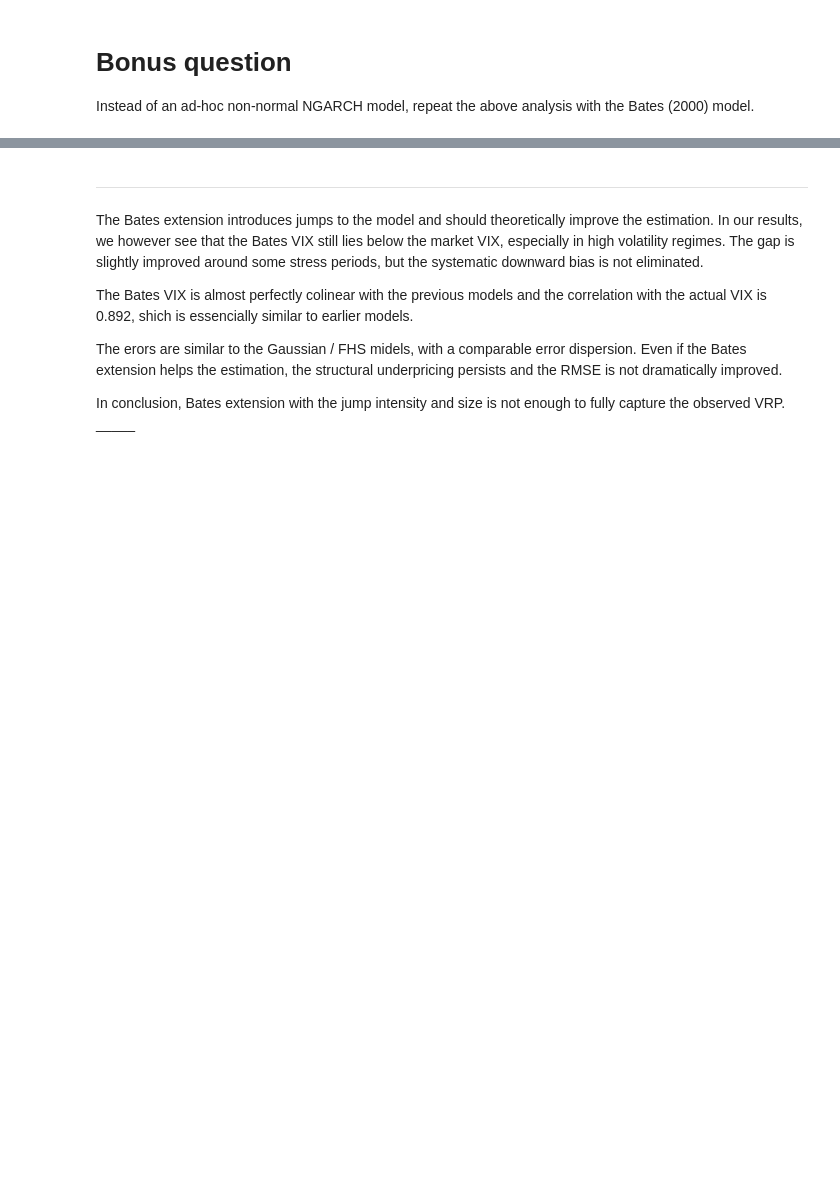
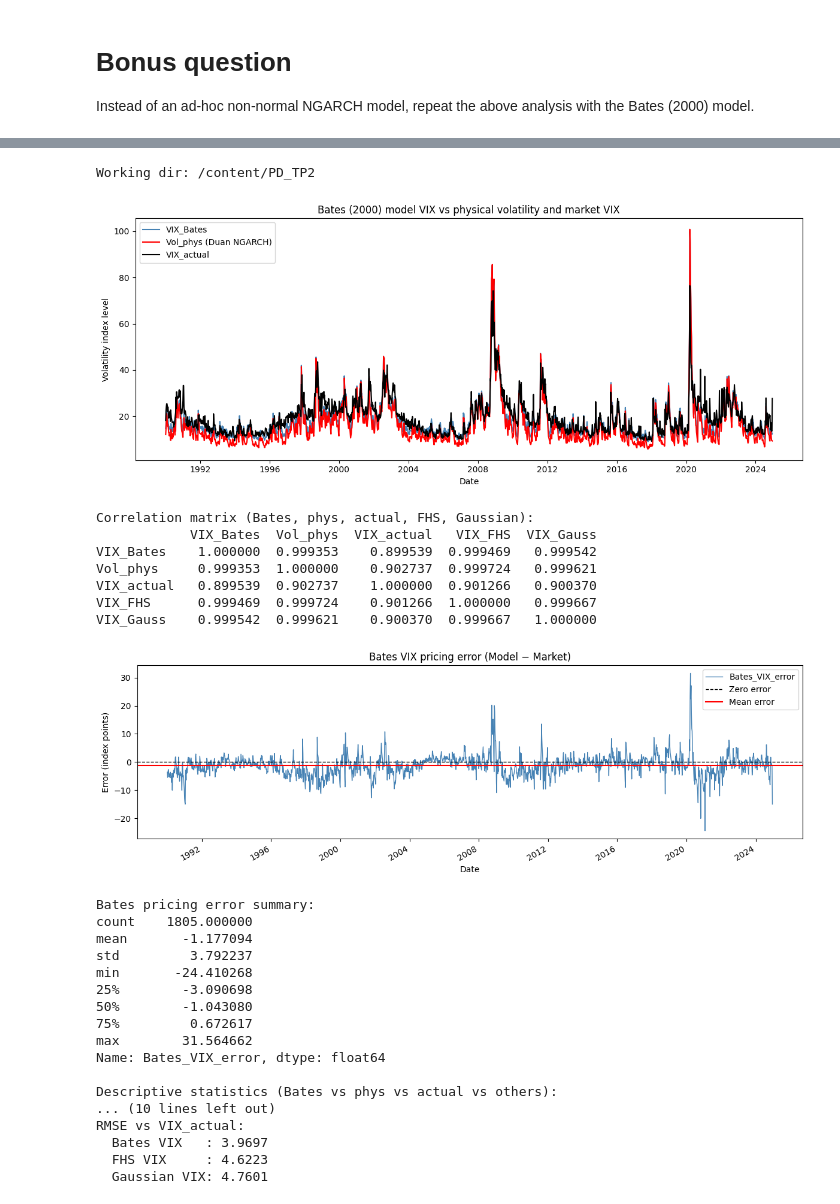
Before and after one commit to geoffroy-h-e/derivatives_p2, a Jupyter notebook: p2/main.ipynb, the cells around one changed output, grey strips where cells are left out. Cells and saved outputs as stored; diff of their text form; code cells hidden in the pictures; blank space fills up the shorter version.

```diff
--- a/p2/main.ipynb
+++ b/p2/main.ipynb
@@ -474,10 +426,17 @@ RMSE vs VIX_actual:
-# %% [markdown]
-_____
-
-The Bates extension introduces jumps to the model and should theoretically improve the estimation. In our results, we however see that the Bates VIX still lies below the market VIX, especially in high volatility regimes. The gap is slightly improved around some stress periods, but the systematic downward bias is not eliminated.
-
-The Bates VIX is almost perfectly colinear with the previous models and the correlation with the actual VIX is 0.892, shich is essencially similar to earlier models.
-
-The erors are similar to the Gaussian / FHS midels, with a comparable error dispersion. Even if the Bates extension helps the estimation, the structural underpricing persists and the RMSE is not dramatically improved.
-
-In conclusion, Bates extension with the jump intensity and size is not enough to fully capture the observed VRP. _____
+# %%
+### enlever ce chunk quand final du GIT pas collab
+### rechanger paths dans q6_OM je vais send le csv pr les trucs d'options
+
+
+import os
+import sys
+
+PROJECT_ROOT = "/content/PD_TP2"
+os.chdir(PROJECT_ROOT)
+
+if PROJECT_ROOT not in sys.path:
+    sys.path.append(PROJECT_ROOT)
+
+print("Working dir:", os.getcwd())
+# %% [output]
+Working dir: /content/PD_TP2
@@ -483,0 +446,46 @@ In conclusion, Bates extension with the jump intensity and size is not enough to
+# %%
+#### TO KEEP
+from q6_OM import run_q6_from_main, bates_params_calib_om_default
+
+res_q6v3, bates_params_used = run_q6_from_main(
+    spx=spx,
+    rf_daily=rf_daily,
+    y_daily=y_daily,
+    h=h,
+    r=r,
+    vix_close=vix_close,
+    vix_fhs=results_q5["vix_model_fhs"],
+    vix_gauss=results_q3["model_vix"],
+    bates_params_for_q6=bates_params_calib_om_default,
+    n_paths=20_000,
+    horizon_days=21,
+    make_plot=True,
+    make_error_plot=True,
+)
+# %% [output]
+[figure, added]
+Correlation matrix (Bates, phys, actual, FHS, Gaussian):
+            VIX_Bates  Vol_phys  VIX_actual   VIX_FHS  VIX_Gauss
+VIX_Bates    1.000000  0.999353    0.899539  0.999469   0.999542
+Vol_phys     0.999353  1.000000    0.902737  0.999724   0.999621
+VIX_actual   0.899539  0.902737    1.000000  0.901266   0.900370
+VIX_FHS      0.999469  0.999724    0.901266  1.000000   0.999667
+VIX_Gauss    0.999542  0.999621    0.900370  0.999667   1.000000
+[figure, added]
+Bates pricing error summary:
+count    1805.000000
+mean       -1.177094
+std         3.792237
+min       -24.410268
+25%        -3.090698
+50%        -1.043080
+75%         0.672617
+max        31.564662
+Name: Bates_VIX_error, dtype: float64
+
+Descriptive statistics (Bates vs phys vs actual vs others):
+... (10 lines left out)
+RMSE vs VIX_actual:
+  Bates VIX   : 3.9697
+  FHS VIX     : 4.6223
+  Gaussian VIX: 4.7601
```
Also changed, not shown: parts of 5 cells of this notebook.
